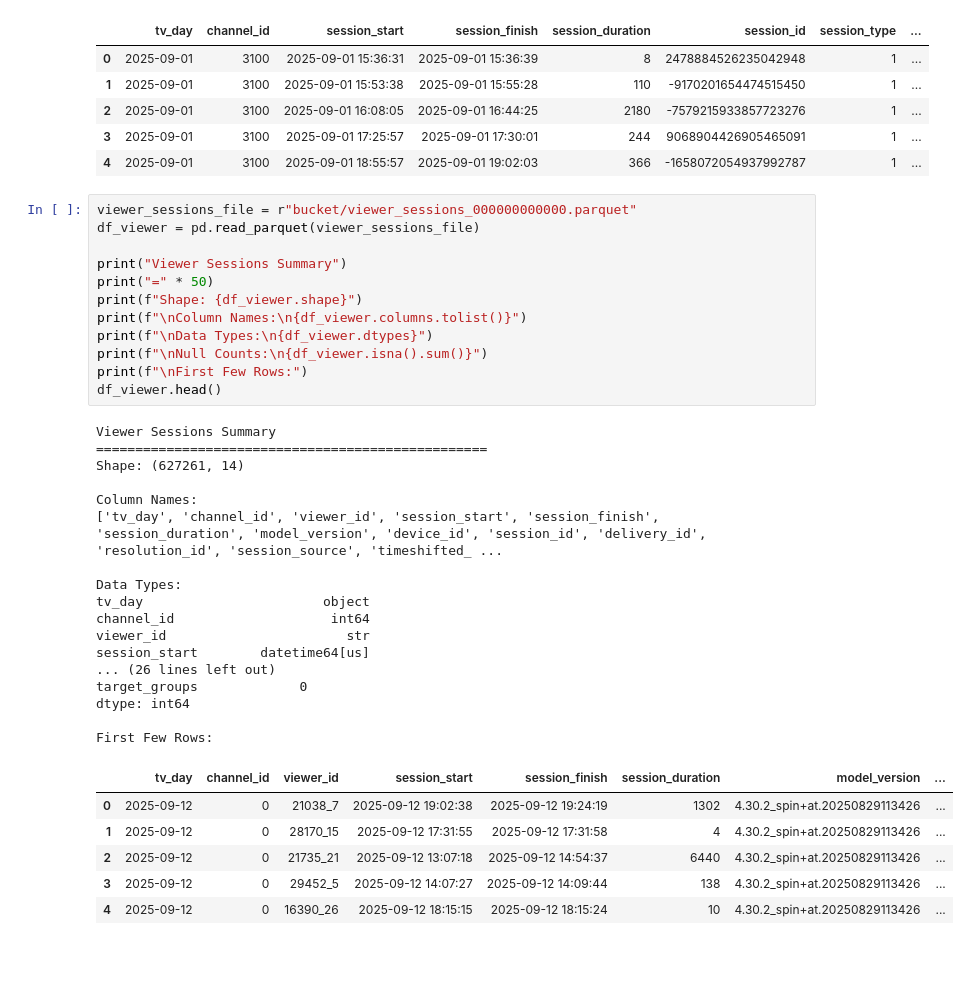
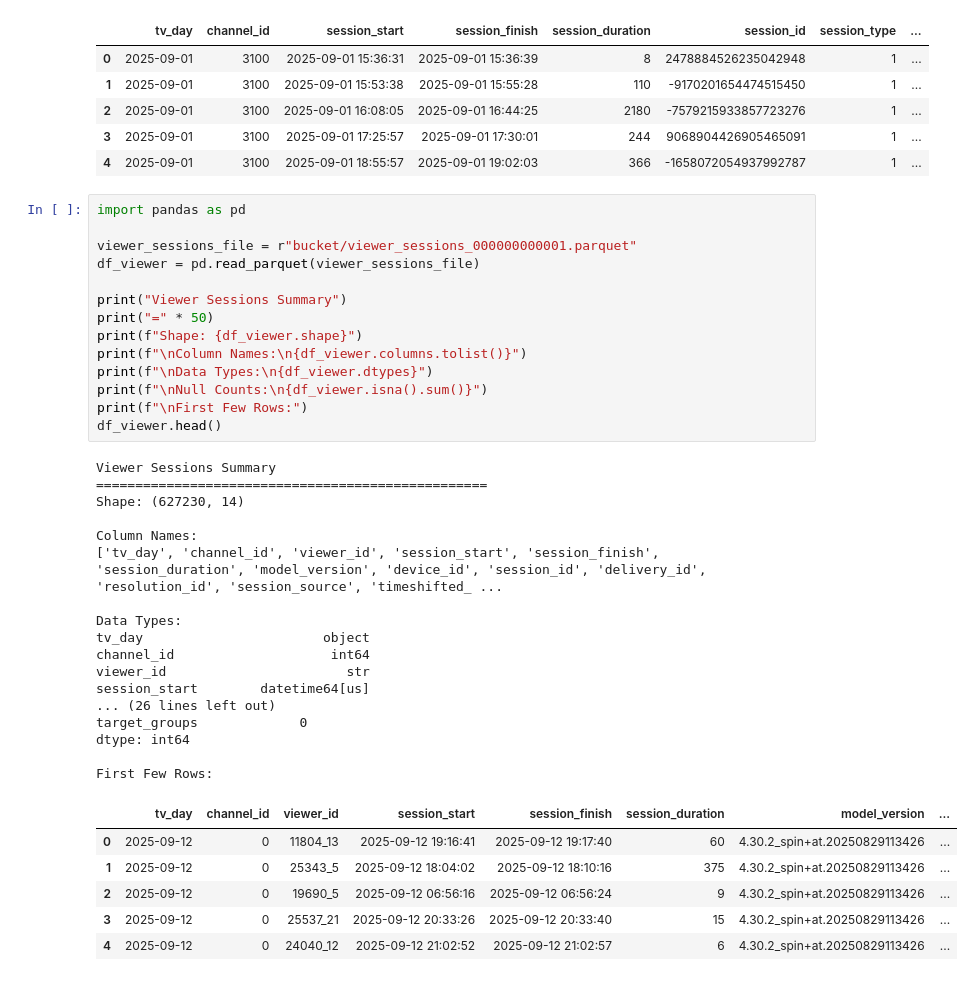
Before and after one commit to kialburg/streaming-viewership-case-study, a Jupyter notebook: parquet_eda.ipynb, the cells around one changed output. Cells and saved outputs as stored; diff of their text form.

```diff
--- a/eda.ipynb
+++ b/parquet_eda.ipynb
@@ -87,41 +87,43 @@ First Few Rows:
 | 3 | 2025-09-01 | 3100 | 2025-09-01 17:25:57 | 2025-09-01 17:30:01 | 244 | 9068904426905465091 | 1 | ... |
 | 4 | 2025-09-01 | 3100 | 2025-09-01 18:55:57 | 2025-09-01 19:02:03 | 366 | -1658072054937992787 | 1 | ... |
 # %%
-viewer_sessions_file = r"bucket/viewer_sessions_000000000000.parquet"
+import pandas as pd
+
+viewer_sessions_file = r"bucket/viewer_sessions_000000000001.parquet"
 df_viewer = pd.read_parquet(viewer_sessions_file)
 
 print("Viewer Sessions Summary")
 print("=" * 50)
 print(f"Shape: {df_viewer.shape}")
 print(f"\nColumn Names:\n{df_viewer.columns.tolist()}")
 print(f"\nData Types:\n{df_viewer.dtypes}")
 print(f"\nNull Counts:\n{df_viewer.isna().sum()}")
 print(f"\nFirst Few Rows:")
 df_viewer.head()
 # %% [output]
 Viewer Sessions Summary
 ==================================================
-Shape: (627261, 14)
+Shape: (627230, 14)
 
 Column Names:
 ['tv_day', 'channel_id', 'viewer_id', 'session_start', 'session_finish', 'session_duration', 'model_version', 'device_id', 'session_id', 'delivery_id', 'resolution_id', 'session_source', 'timeshifted_ ...
 
 Data Types:
 tv_day                       object
 channel_id                    int64
 viewer_id                       str
 session_start        datetime64[us]
 ... (26 lines left out)
 target_groups             0
 dtype: int64
 
 First Few Rows:
 |  | tv_day | channel_id | viewer_id | session_start | session_finish | session_duration | model_version | ... |
-| 0 | 2025-09-12 | 0 | 21038_7 | 2025-09-12 19:02:38 | 2025-09-12 19:24:19 | 1302 | 4.30.2_spin+at.20250829113426 | ... |
-| 1 | 2025-09-12 | 0 | 28170_15 | 2025-09-12 17:31:55 | 2025-09-12 17:31:58 | 4 | 4.30.2_spin+at.20250829113426 | ... |
-| 2 | 2025-09-12 | 0 | 21735_21 | 2025-09-12 13:07:18 | 2025-09-12 14:54:37 | 6440 | 4.30.2_spin+at.20250829113426 | ... |
-| 3 | 2025-09-12 | 0 | 29452_5 | 2025-09-12 14:07:27 | 2025-09-12 14:09:44 | 138 | 4.30.2_spin+at.20250829113426 | ... |
-| 4 | 2025-09-12 | 0 | 16390_26 | 2025-09-12 18:15:15 | 2025-09-12 18:15:24 | 10 | 4.30.2_spin+at.20250829113426 | ... |
+| 0 | 2025-09-12 | 0 | 11804_13 | 2025-09-12 19:16:41 | 2025-09-12 19:17:40 | 60 | 4.30.2_spin+at.20250829113426 | ... |
+| 1 | 2025-09-12 | 0 | 25343_5 | 2025-09-12 18:04:02 | 2025-09-12 18:10:16 | 375 | 4.30.2_spin+at.20250829113426 | ... |
+| 2 | 2025-09-12 | 0 | 19690_5 | 2025-09-12 06:56:16 | 2025-09-12 06:56:24 | 9 | 4.30.2_spin+at.20250829113426 | ... |
+| 3 | 2025-09-12 | 0 | 25537_21 | 2025-09-12 20:33:26 | 2025-09-12 20:33:40 | 15 | 4.30.2_spin+at.20250829113426 | ... |
+| 4 | 2025-09-12 | 0 | 24040_12 | 2025-09-12 21:02:52 | 2025-09-12 21:02:57 | 6 | 4.30.2_spin+at.20250829113426 | ... |
 # %%
 import glob
 import os
```
Also changed, not shown: parts of 3 cells of this notebook, 15 other files.
